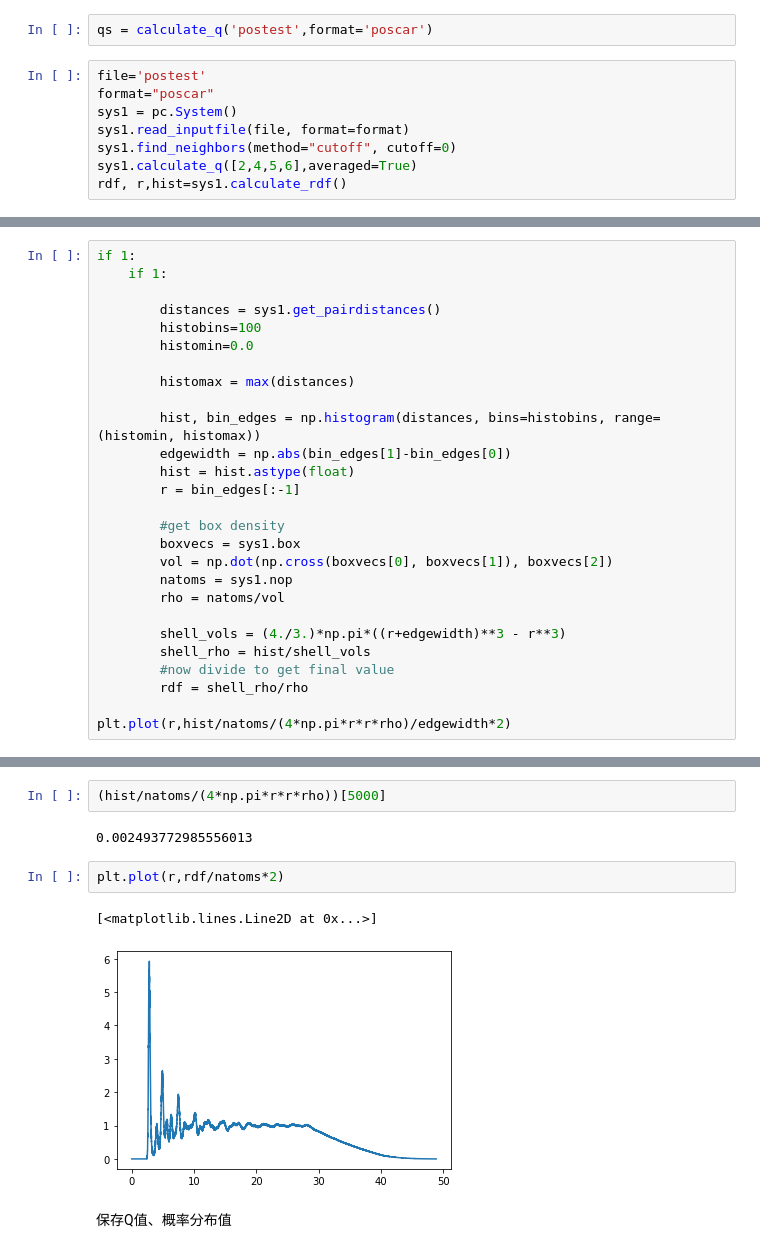
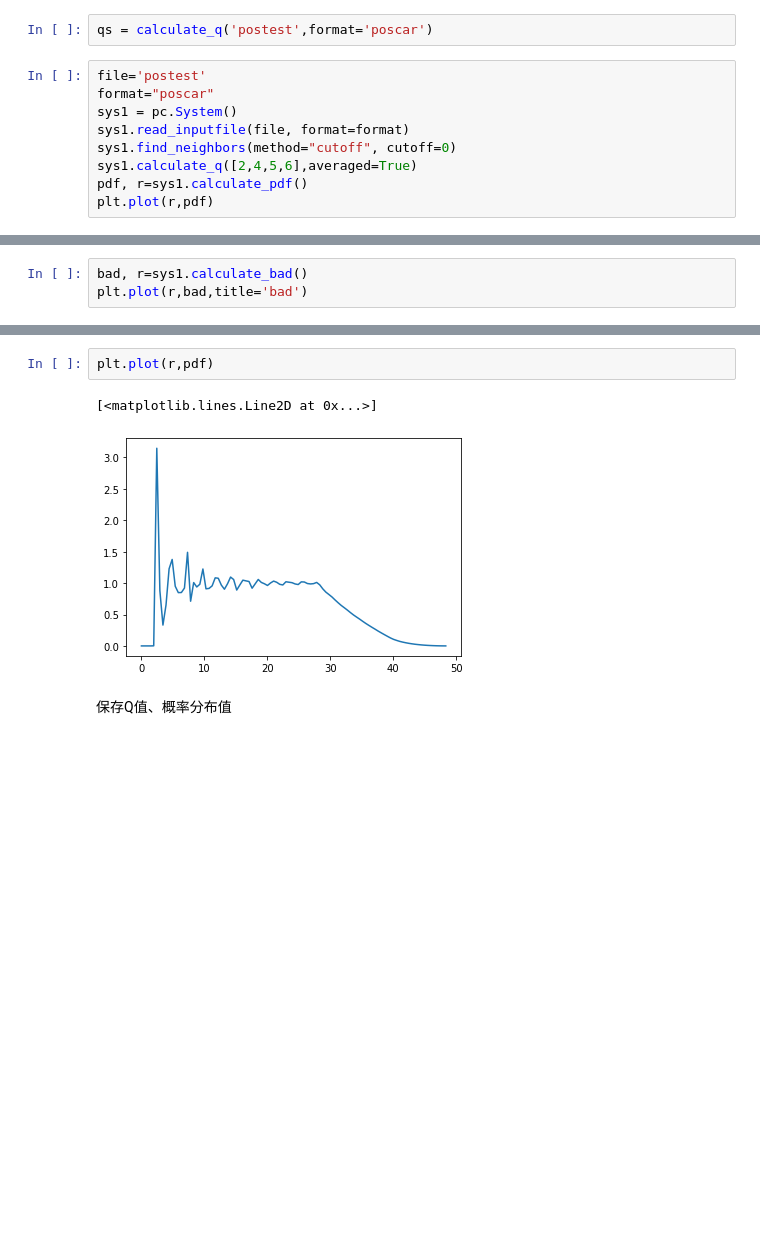
Before and after one commit to bgbaizh/GlassViewer, a Jupyter notebook: glassviewer/glassviewer.ipynb, the cells around one changed output, grey strips where cells are left out. Cells and saved outputs as stored; diff of their text form; blank space fills up the shorter version.

```diff
--- a/glassviewer/glassviewer.ipynb
+++ b/glassviewer/glassviewer.ipynb
@@ -37,4 +37,5 @@ sys1 = pc.System()
 sys1.read_inputfile(file, format=format)
 sys1.find_neighbors(method="cutoff", cutoff=0)
 sys1.calculate_q([2,4,5,6],averaged=True)
-rdf, r,hist=sys1.calculate_rdf()
+pdf, r=sys1.calculate_pdf()
+plt.plot(r,pdf)
@@ -60,0 +42,3 @@ array([0.000000e+00, 0.000000e+00, 0.000000e+00, 0.000000e+00,
+# %%
+bad, r=sys1.calculate_bad()
+plt.plot(r,bad,title='bad')
@@ -65,27 +69,0 @@ array([0.000000e+00, 0.000000e+00, 0.000000e+00, 0.000000e+00,
-# %%
-if 1:
-    if 1:
-
-        distances = sys1.get_pairdistances()
-        histobins=100
-        histomin=0.0
-
-        histomax = max(distances)
-
-        hist, bin_edges = np.histogram(distances, bins=histobins, range=(histomin, histomax))
-        edgewidth = np.abs(bin_edges[1]-bin_edges[0])
-        hist = hist.astype(float)
-        r = bin_edges[:-1]
-
-        #get box density
-        boxvecs = sys1.box
-        vol = np.dot(np.cross(boxvecs[0], boxvecs[1]), boxvecs[2])
-        natoms = sys1.nop
-        rho = natoms/vol
-
-        shell_vols = (4./3.)*np.pi*((r+edgewidth)**3 - r**3)
-        shell_rho = hist/shell_vols
-        #now divide to get final value
-        rdf = shell_rho/rho
-
-plt.plot(r,hist/natoms/(4*np.pi*r*r*rho)/edgewidth*2)
@@ -95,12 +70,8 @@ plt.plot(r,hist/natoms/(4*np.pi*r*r*rho)/edgewidth*2)
-# %%
-(hist/natoms/(4*np.pi*r*r*rho))[5000]
-# %% [output]
-0.002493772985556013
 # %%
-plt.plot(r,rdf/natoms*2)
+plt.plot(r,pdf)
 # %% [output]
 [<matplotlib.lines.Line2D at 0x...>]
-[figure, old version]
+[figure, new version]
 # %% [markdown]
 保存Q值、概率分布值
 # %%
```
Also changed, not shown: parts of 8 cells of this notebook, 6 other files.
